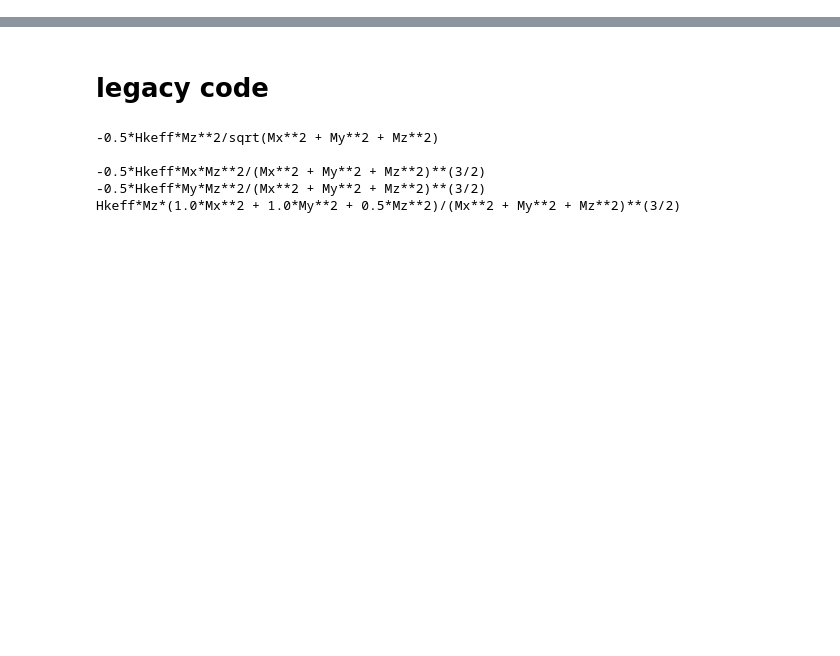
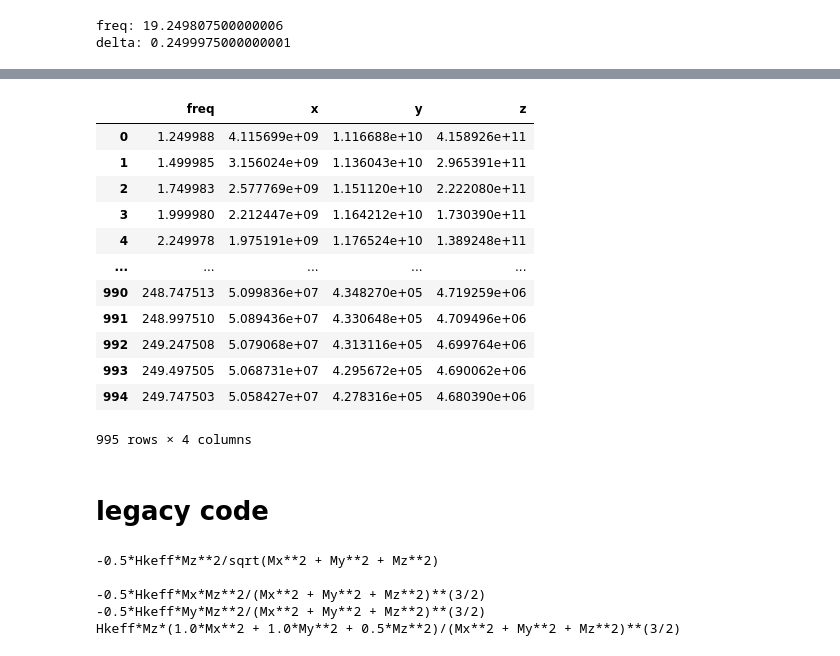
Before and after one commit to sashabusse/LLG_INT, a Jupyter notebook: model_1.ipynb, the cells around one changed output, grey strips where cells are left out. Saved outputs shown, nothing was run; the diff lists cells and outputs as text; code cells hidden in the pictures; blank space fills up the shorter version.

```diff
--- a/model_1.ipynb
+++ b/model_1.ipynb
@@ -248,17 +268,0 @@ ax.plot(sol.y[0], sol.y[1], sol.y[2])
-# %%
-%matplotlib notebook
-freq_df = pd.DataFrame(columns=['freq','x','y','z'])
-
-DC_offset = 5
-
-freq_df['freq'] = np.fft.fftfreq(len(df.t), df.t[1]-df.t[0])[DC_offset:1000] * 1e-9
-
-column_names = ['x','y','z']
-for name in column_names:
-    freq_df[name] = np.abs(np.fft.fft(df[name]))[DC_offset:1000]
-
-
-print("freq: {}".format(freq_df['freq'][freq_df.z.argmax()]))
-print("delta: {}".format(freq_df.freq[1]-freq_df.freq[0]))
-freq_df.plot(x='freq', y=['x', 'y', 'z'])
-freq_df
@@ -282,0 +269,23 @@ delta: 0.2499975000000001
+# %%
+%matplotlib notebook
+freq_df = pd.DataFrame(columns=['freq','x','y','z'])
+
+DC_offset = 5
+
+freq_df['freq'] = np.fft.fftfreq(len(df.t), df.t[1]-df.t[0])[DC_offset:1000] * 1e-9
+
+column_names = ['x','y','z']
+for name in column_names:
+    freq_df[name] = np.abs(np.fft.fft(df[name]))[DC_offset:1000]**2
+
+
+print("freq: {}".format(freq_df['freq'][freq_df.z.argmax()]))
+print("delta: {}".format(freq_df.freq[1]-freq_df.freq[0]))
+freq_df.plot(x='freq', y=['x', 'y', 'z'])
+plt.grid(True)
+freq_df.plot(x='freq', y=['z'])
+plt.grid(True)
+freq_df
+# %% [output]
+freq: 19.249807500000006
+delta: 0.2499975000000001
@@ -283,3 +296,16 @@ delta: 0.2499975000000001
+|  | freq | x | y | z |
+| 0 | 1.249988 | 4.115699e+09 | 1.116688e+10 | 4.158926e+11 |
+| 1 | 1.499985 | 3.156024e+09 | 1.136043e+10 | 2.965391e+11 |
+| 2 | 1.749983 | 2.577769e+09 | 1.151120e+10 | 2.222080e+11 |
+| 3 | 1.999980 | 2.212447e+09 | 1.164212e+10 | 1.730390e+11 |
+| 4 | 2.249978 | 1.975191e+09 | 1.176524e+10 | 1.389248e+11 |
+| ... | ... | ... | ... | ... |
+| 990 | 248.747513 | 5.099836e+07 | 4.348270e+05 | 4.719259e+06 |
+| 991 | 248.997510 | 5.089436e+07 | 4.330648e+05 | 4.709496e+06 |
+| 992 | 249.247508 | 5.079068e+07 | 4.313116e+05 | 4.699764e+06 |
+| 993 | 249.497505 | 5.068731e+07 | 4.295672e+05 | 4.690062e+06 |
+| 994 | 249.747503 | 5.058427e+07 | 4.278316e+05 | 4.680390e+06 |
+995 rows × 4 columns
 # %% [markdown]
 # legacy code
 # %%
```
Also changed, not shown: parts of 7 cells of this notebook, 3 other files.
